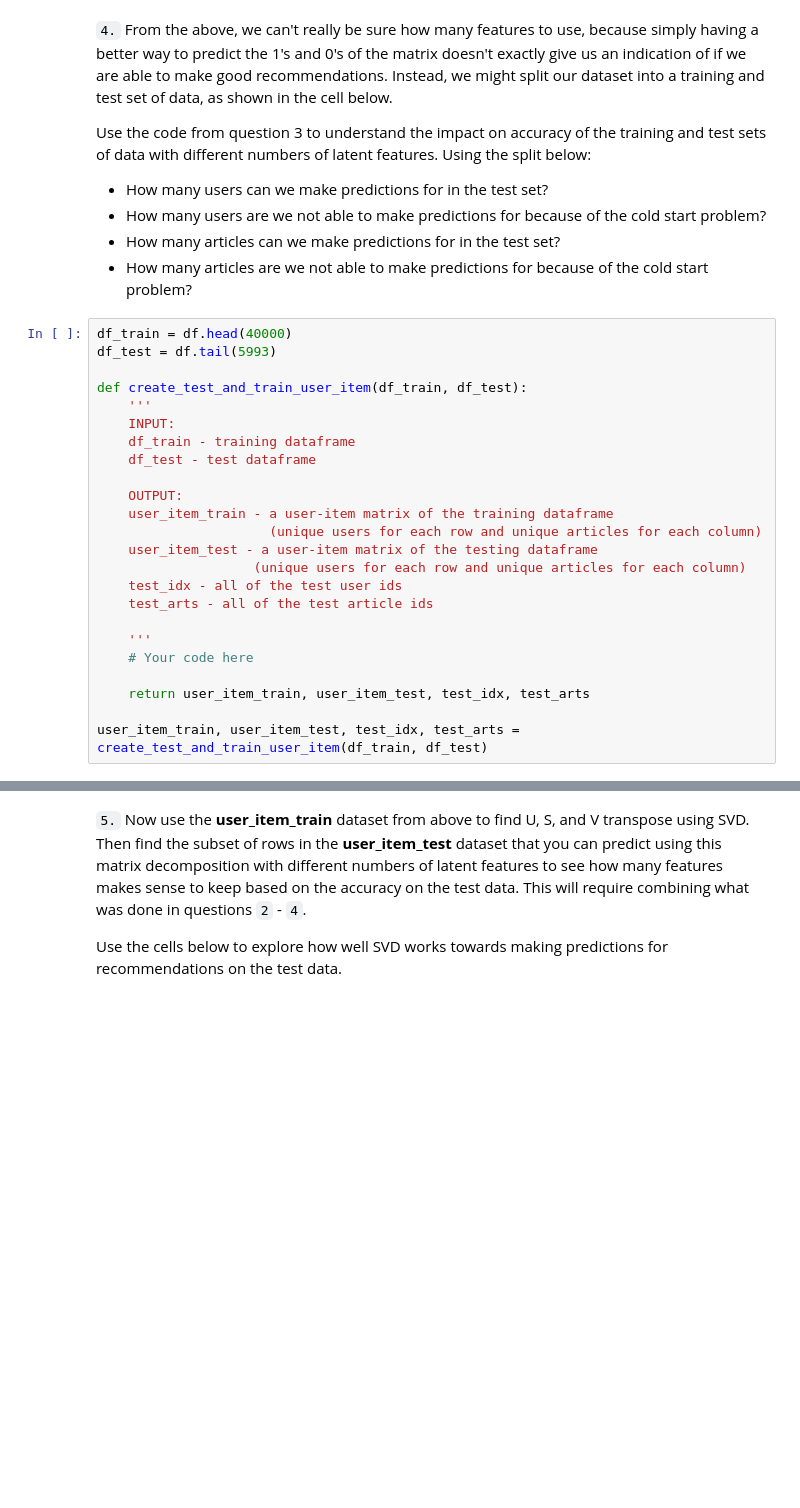
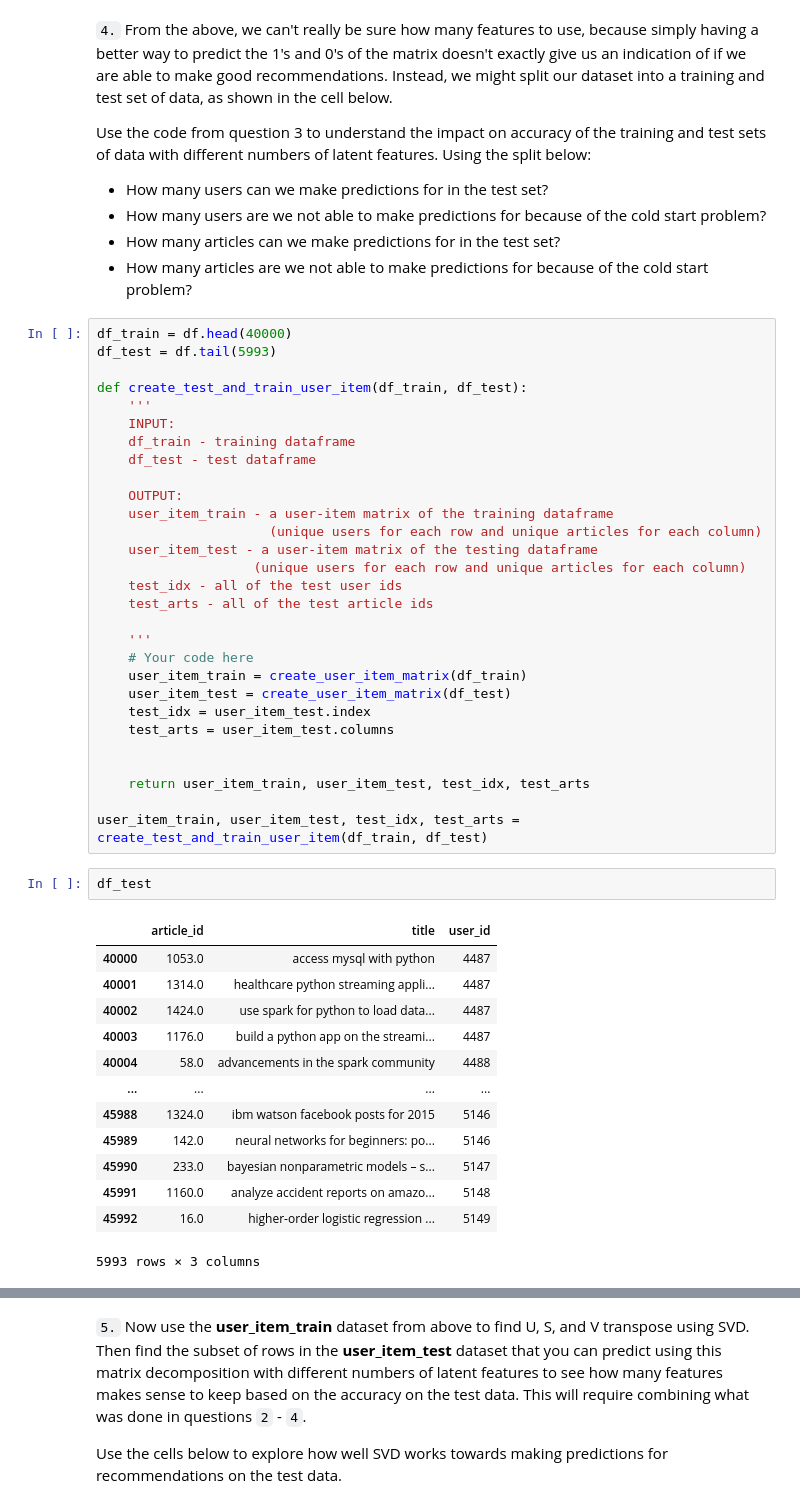
Before and after one commit to gobigorgohome29/recommendation_engines, a Jupyter notebook: recommendation_engines/Recommendations_with_IBM.ipynb, the cells around one changed output, grey strips where cells are left out. Saved outputs shown, nothing was run; the diff lists cells and outputs as text; blank space fills up the shorter version.

```diff
--- a/recommendation_engines/Recommendations_with_IBM.ipynb
+++ b/recommendation_engines/Recommendations_with_IBM.ipynb
@@ -753,7 +1010,28 @@ def create_test_and_train_user_item(df_train, df_test):
 
     '''
     # Your code here
+    user_item_train = create_user_item_matrix(df_train)
+    user_item_test = create_user_item_matrix(df_test)
+    test_idx = user_item_test.index
+    test_arts = user_item_test.columns
+
 
     return user_item_train, user_item_test, test_idx, test_arts
 
 user_item_train, user_item_test, test_idx, test_arts = create_test_and_train_user_item(df_train, df_test)
+# %%
+df_test
+# %% [output]
+|  | article_id | title | user_id |
+| 40000 | 1053.0 | access mysql with python | 4487 |
+| 40001 | 1314.0 | healthcare python streaming appli... | 4487 |
+| 40002 | 1424.0 | use spark for python to load data... | 4487 |
+| 40003 | 1176.0 | build a python app on the streami... | 4487 |
+| 40004 | 58.0 | advancements in the spark community | 4488 |
+| ... | ... | ... | ... |
+| 45988 | 1324.0 | ibm watson facebook posts for 2015 | 5146 |
+| 45989 | 142.0 | neural networks for beginners: po... | 5146 |
+| 45990 | 233.0 | bayesian nonparametric models – s... | 5147 |
+| 45991 | 1160.0 | analyze accident reports on amazo... | 5148 |
+| 45992 | 16.0 | higher-order logistic regression ... | 5149 |
+5993 rows × 3 columns
```
Also changed, not shown: parts of 42 cells of this notebook.
